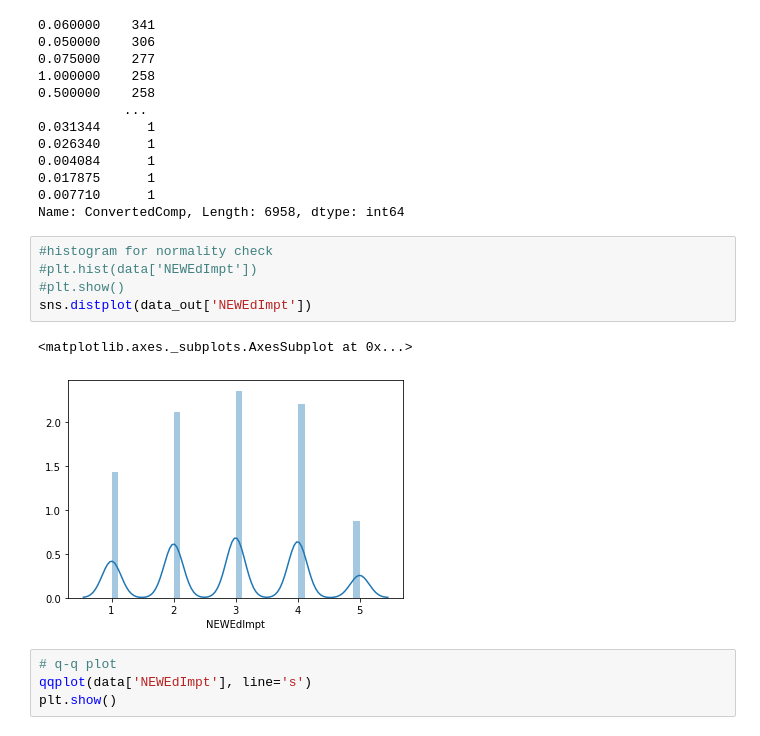
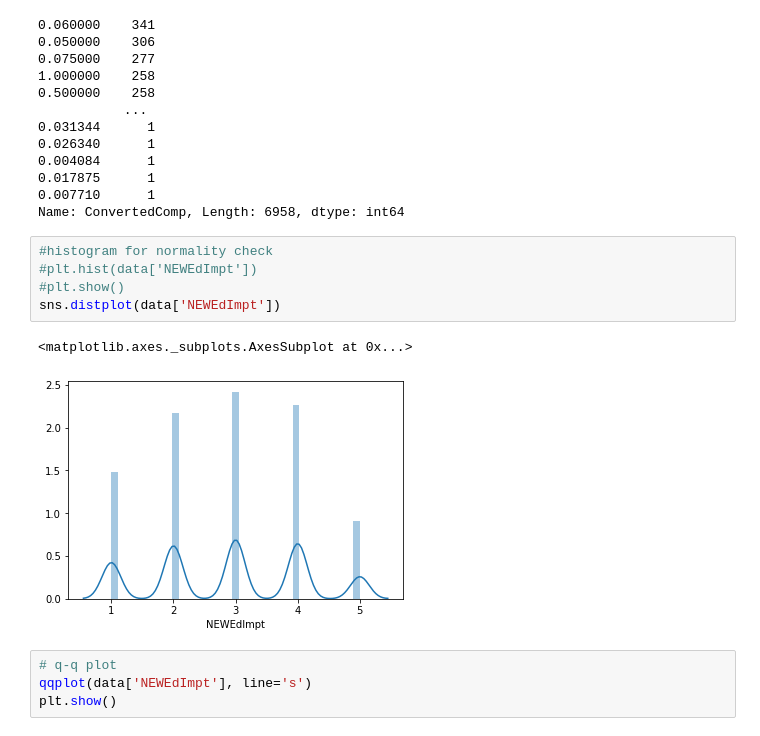
Before and after one commit to NoshinTahsin/SoftwareMetrics8th, a Jupyter notebook: anova-transformation.ipynb, the cells around one changed output. Drawn from its saved outputs; the diff is of its cells as text.

```diff
--- a/anova-transformation.ipynb
+++ b/anova-transformation.ipynb
@@ -58,11 +59,11 @@ Name: ConvertedComp, Length: 6958, dtype: int64
 # %%
 #histogram for normality check
 #plt.hist(data['NEWEdImpt'])
 #plt.show()
-sns.distplot(data_out['NEWEdImpt'])
+sns.distplot(data['NEWEdImpt'])
 # %% [output]
 <matplotlib.axes._subplots.AxesSubplot at 0x...>
-[figure, old version]
+[figure, new version]
 # %%
 # q-q plot
 qqplot(data['NEWEdImpt'], line='s')
```
Also changed, not shown: parts of 4 cells of this notebook.
